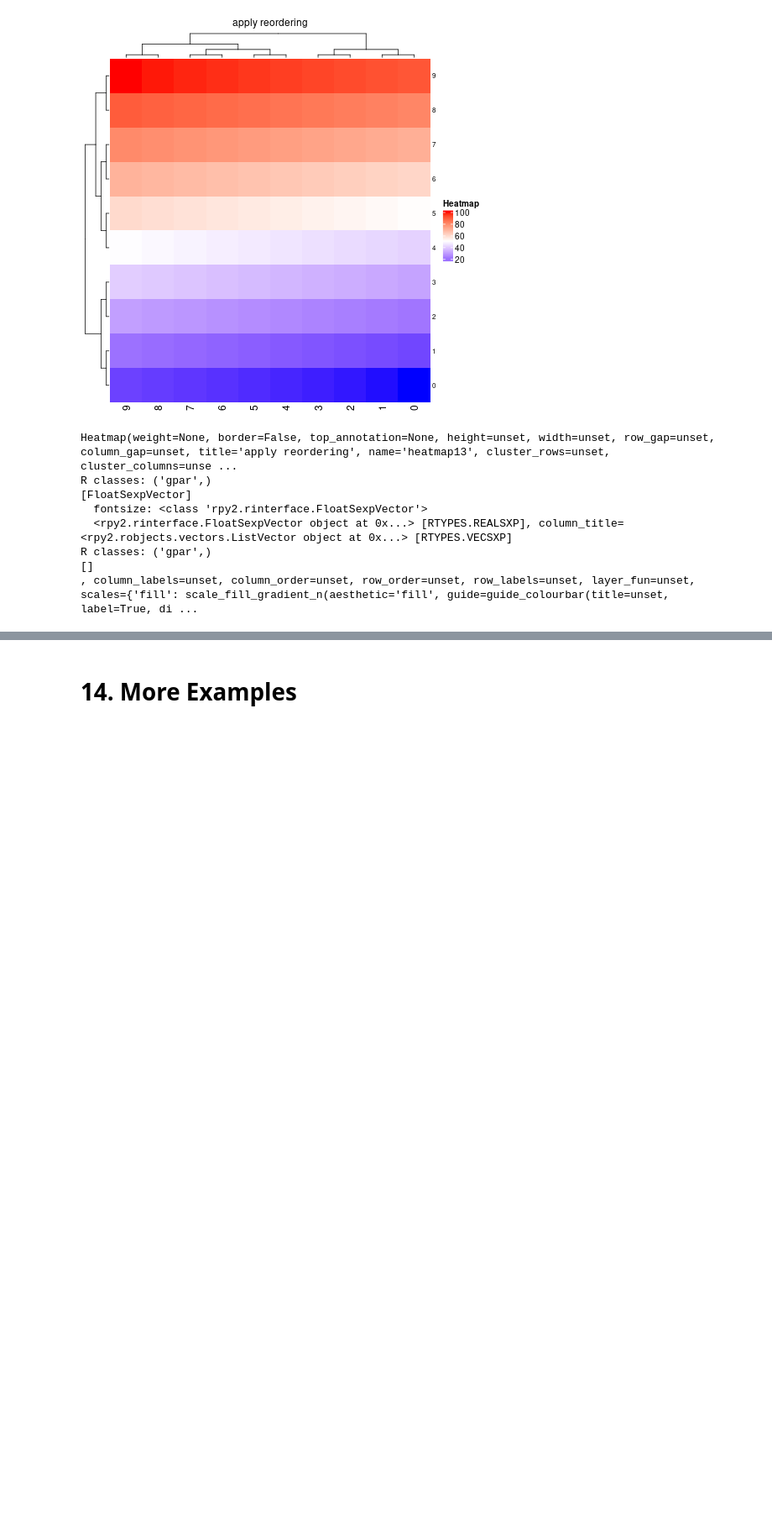
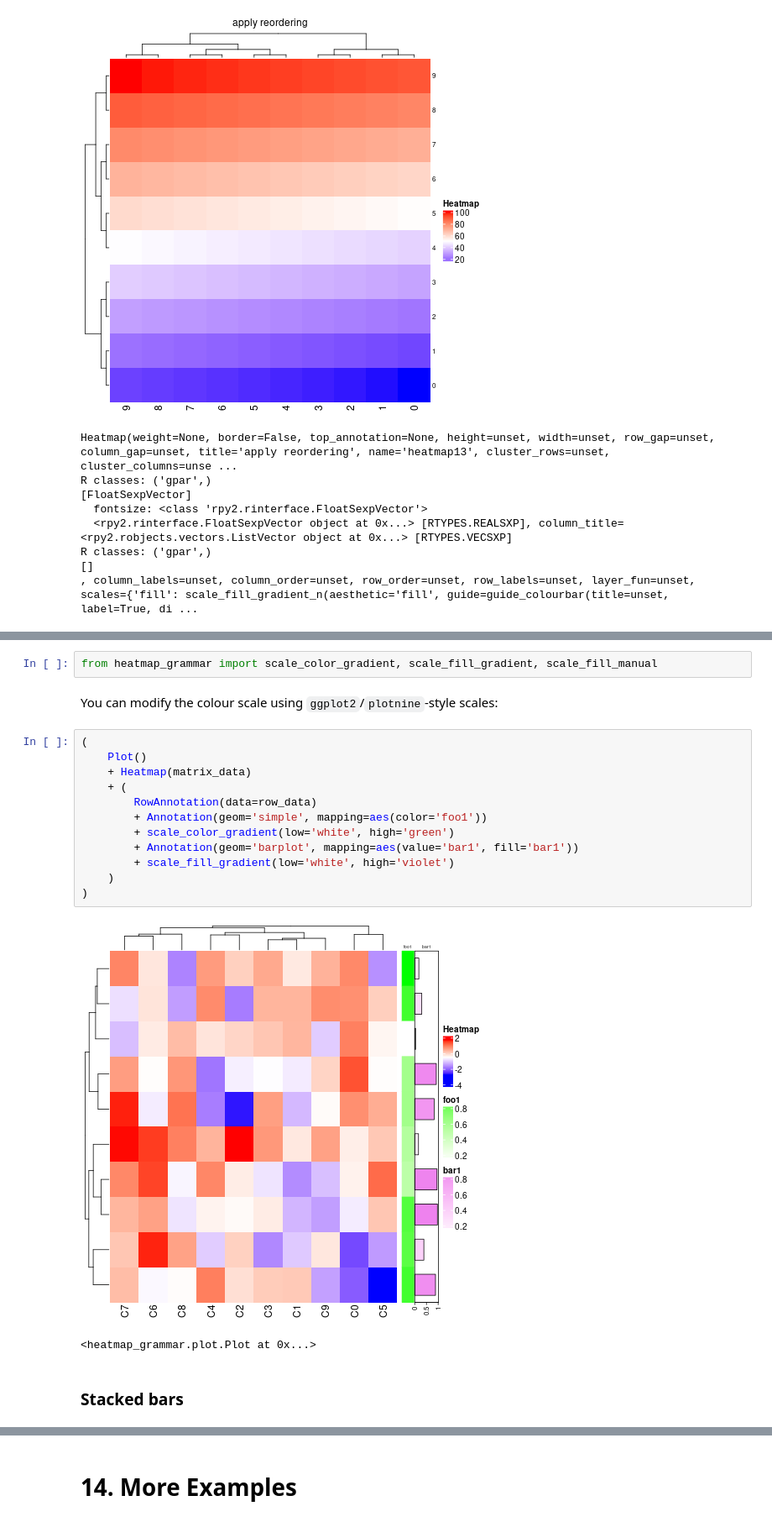
Before and after one commit to krassowski/rpy2-complex-heatmap-grammar, a Jupyter notebook: Examples.ipynb, the cells around one changed output, grey strips where cells are left out. Shown: that part at 84% size. Saved outputs shown, nothing was run; the diff lists cells and outputs as text; blank space fills up the shorter version.

```diff
--- a/Examples.ipynb
+++ b/Examples.ipynb
@@ -311,0 +400,21 @@ R classes: ('gpar',)
+# %%
+from heatmap_grammar import scale_color_gradient, scale_fill_gradient, scale_fill_manual
+# %% [markdown]
+You can modify the colour scale using `ggplot2`/`plotnine`-style scales:
+# %%
+(
+    Plot()
+    + Heatmap(matrix_data)
+    + (
+        RowAnnotation(data=row_data)
+        + Annotation(geom='simple', mapping=aes(color='foo1'))
+        + scale_color_gradient(low='white', high='green')
+        + Annotation(geom='barplot', mapping=aes(value='bar1', fill='bar1'))
+        + scale_fill_gradient(low='white', high='violet')
+    )
+)
+# %% [output]
+[figure, added]
+<heatmap_grammar.plot.Plot at 0x...>
+# %% [markdown]
+### Stacked bars
```
Also changed, not shown: parts of 26 cells of this notebook.
